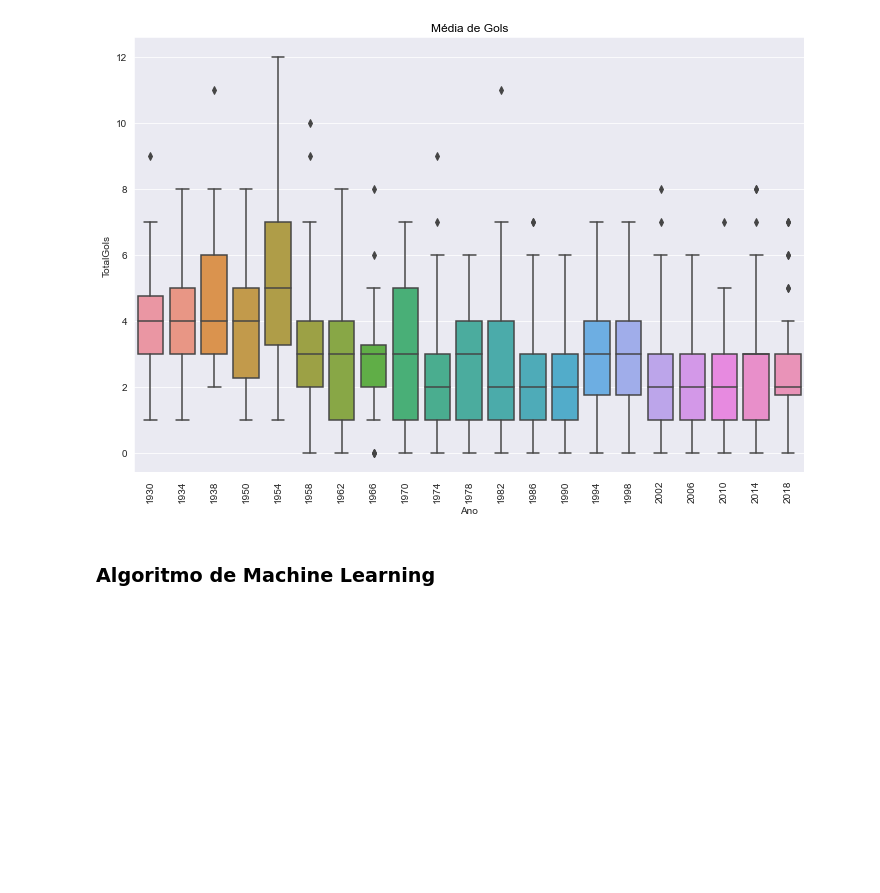
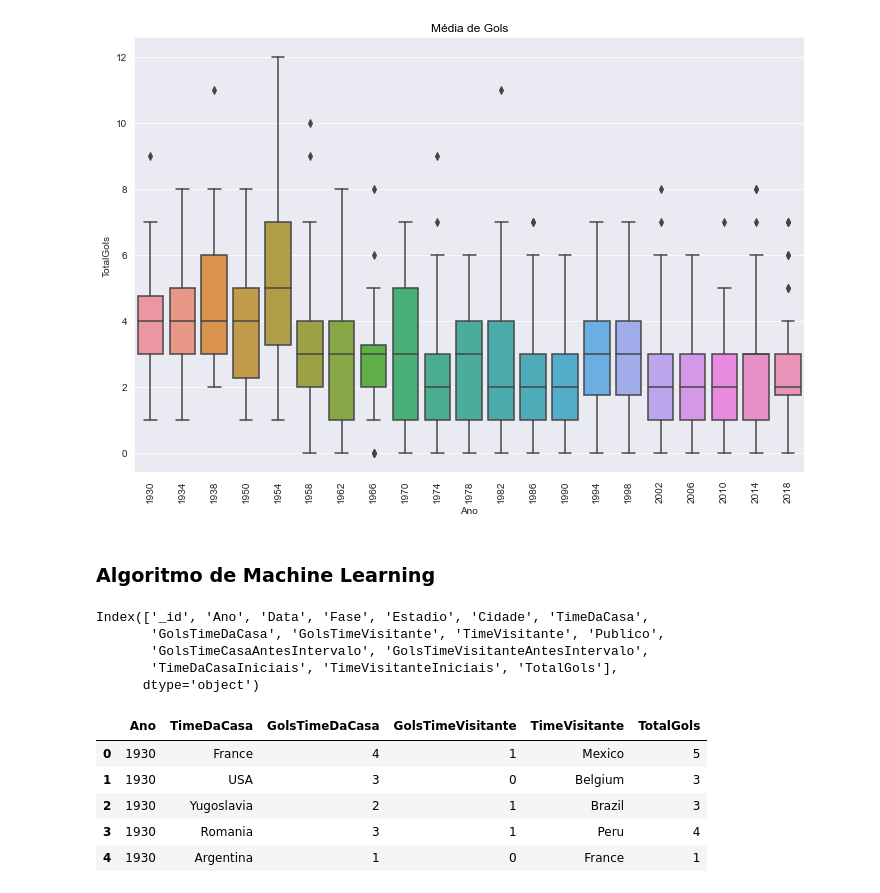
Before and after one commit to Gugah007/Projeto-ML-Construindo-um-algoritmo-para-prever-a-copa-2022, a Jupyter notebook: Projeto ML - Construindo um algoritmo para prever a copa 2022.ipynb, the cells around one changed output. Cells and saved outputs as stored; diff of their text form; code cells hidden in the pictures; blank space fills up the shorter version.

```diff
--- a/Projeto ML - Construindo um algoritmo para prever a copa 2022.ipynb
+++ b/Projeto ML - Construindo um algoritmo para prever a copa 2022.ipynb
@@ -498,5 +498,5 @@ sns.boxplot(df_jogos_copasdomundo['Ano'], df_jogos_copasdomundo['TotalGols'])
 # %% [output]
 <matplotlib.axes._subplots.AxesSubplot at 0x...>
 [figure]
-# %% [markdown]
-### Algoritmo de Machine Learning
+# %% [markdown]
+### Algoritmo de Machine Learning
@@ -502,0 +518,9 @@ sns.boxplot(df_jogos_copasdomundo['Ano'], df_jogos_copasdomundo['TotalGols'])
+# %%
+# Visualizar as colunas jogos_copasdomundo
+df_jogos_copasdomundo.columns
+# %% [output]
+Index(['_id', 'Ano', 'Data', 'Fase', 'Estadio', 'Cidade', 'TimeDaCasa',
+       'GolsTimeDaCasa', 'GolsTimeVisitante', 'TimeVisitante', 'Publico',
+       'GolsTimeCasaAntesIntervalo', 'GolsTimeVisitanteAntesIntervalo',
+       'TimeDaCasaIniciais', 'TimeVisitanteIniciais', 'TotalGols'],
+      dtype='object')
@@ -502,0 +533,10 @@ sns.boxplot(df_jogos_copasdomundo['Ano'], df_jogos_copasdomundo['TotalGols'])
+# %%
+# Visualizar as colunas
+colunas_partidas.head()
+# %% [output]
+|  | Ano | TimeDaCasa | GolsTimeDaCasa | GolsTimeVisitante | TimeVisitante | TotalGols |
+| 0 | 1930 | France | 4 | 1 | Mexico | 5 |
+| 1 | 1930 | USA | 3 | 0 | Belgium | 3 |
+| 2 | 1930 | Yugoslavia | 2 | 1 | Brazil | 3 |
+| 3 | 1930 | Romania | 3 | 1 | Peru | 4 |
+| 4 | 1930 | Argentina | 1 | 0 | France | 1 |
```
Also changed, not shown: parts of 35 cells of this notebook.
